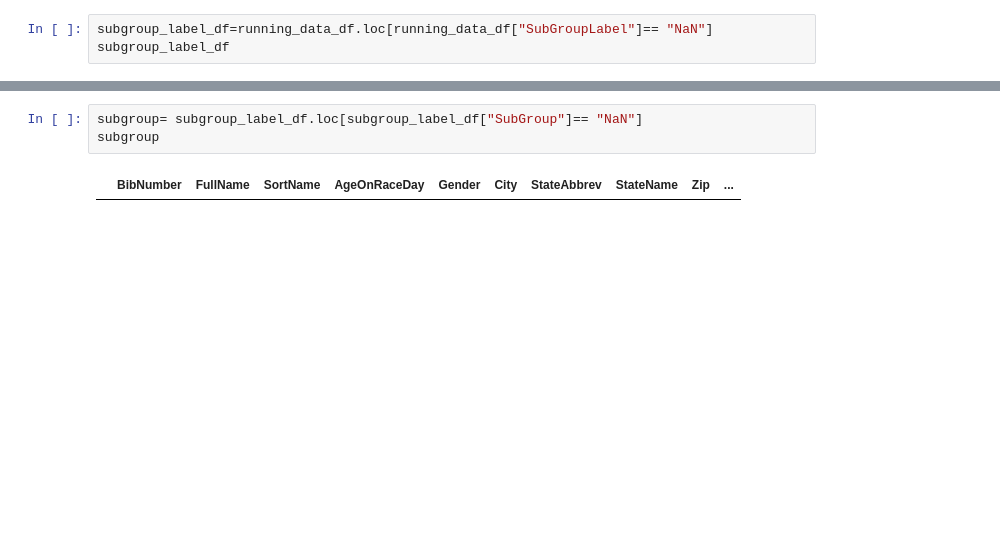
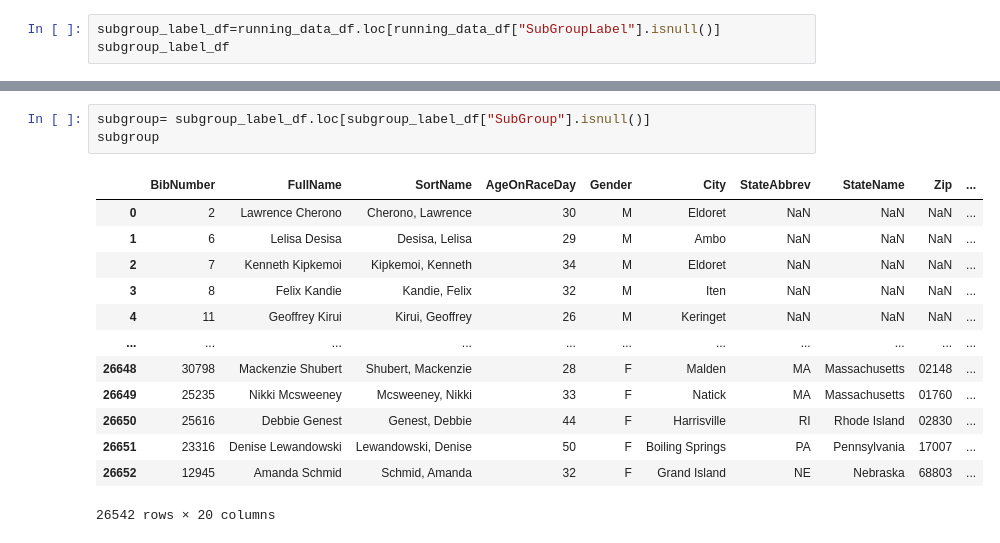
Before and after one commit to skhelifi1/Running-Project-GroupE, a Jupyter notebook: running.ipynb, the cells around one changed output, grey strips where cells are left out. Drawn from its saved outputs; the diff is of its cells as text; blank space fills up the shorter version.

```diff
--- a/running.ipynb
+++ b/running.ipynb
@@ -22,5 +25,5 @@ running_data_df
 # %%
-subgroup_label_df=running_data_df.loc[running_data_df["SubGroupLabel"]== "NaN"]
+subgroup_label_df=running_data_df.loc[running_data_df["SubGroupLabel"].isnull()]
 subgroup_label_df
 # %% [output]
 |  | BibNumber | FullName | SortName | AgeOnRaceDay | Gender | City | StateAbbrev | StateName | Zip | ... |
@@ -27,5 +42,17 @@ subgroup_label_df
 # %%
-subgroup= subgroup_label_df.loc[subgroup_label_df["SubGroup"]== "NaN"]
+subgroup= subgroup_label_df.loc[subgroup_label_df["SubGroup"].isnull()]
 subgroup
 # %% [output]
 |  | BibNumber | FullName | SortName | AgeOnRaceDay | Gender | City | StateAbbrev | StateName | Zip | ... |
+| 0 | 2 | Lawrence Cherono | Cherono, Lawrence | 30 | M | Eldoret | NaN | NaN | NaN | ... |
+| 1 | 6 | Lelisa Desisa | Desisa, Lelisa | 29 | M | Ambo | NaN | NaN | NaN | ... |
+| 2 | 7 | Kenneth Kipkemoi | Kipkemoi, Kenneth | 34 | M | Eldoret | NaN | NaN | NaN | ... |
+| 3 | 8 | Felix Kandie | Kandie, Felix | 32 | M | Iten | NaN | NaN | NaN | ... |
+| 4 | 11 | Geoffrey Kirui | Kirui, Geoffrey | 26 | M | Keringet | NaN | NaN | NaN | ... |
+| ... | ... | ... | ... | ... | ... | ... | ... | ... | ... | ... |
+| 26648 | 30798 | Mackenzie Shubert | Shubert, Mackenzie | 28 | F | Malden | MA | Massachusetts | 02148 | ... |
+| 26649 | 25235 | Nikki Mcsweeney | Mcsweeney, Nikki | 33 | F | Natick | MA | Massachusetts | 01760 | ... |
+| 26650 | 25616 | Debbie Genest | Genest, Debbie | 44 | F | Harrisville | RI | Rhode Island | 02830 | ... |
+| 26651 | 23316 | Denise Lewandowski | Lewandowski, Denise | 50 | F | Boiling Springs | PA | Pennsylvania | 17007 | ... |
+| 26652 | 12945 | Amanda Schmid | Schmid, Amanda | 32 | F | Grand Island | NE | Nebraska | 68803 | ... |
+26542 rows × 20 columns
```
Also changed, not shown: parts of 2 cells of this notebook, 1 other file.
